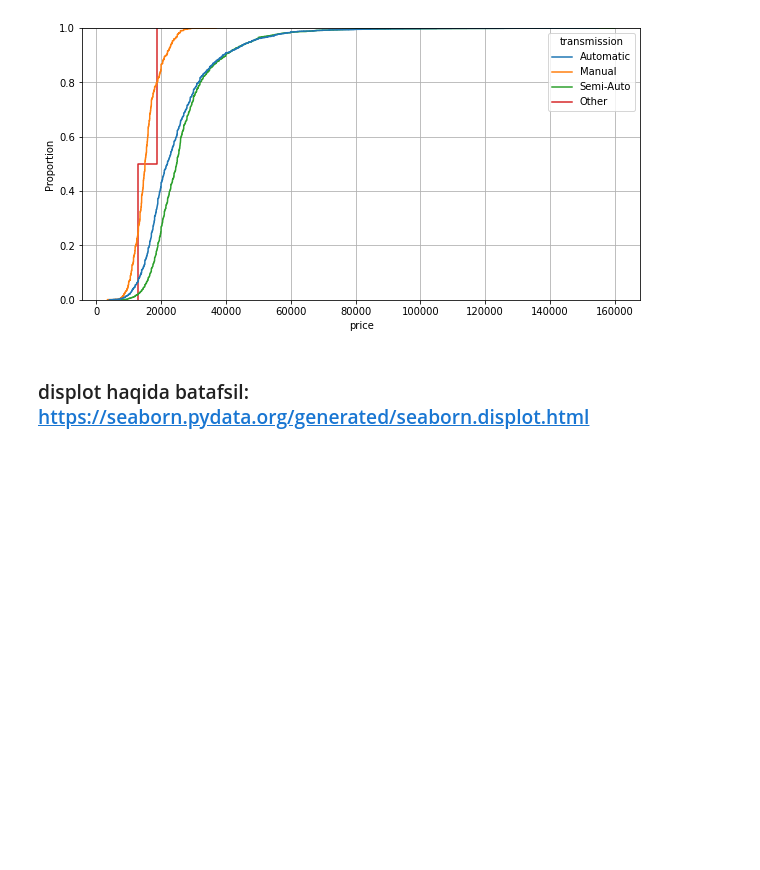
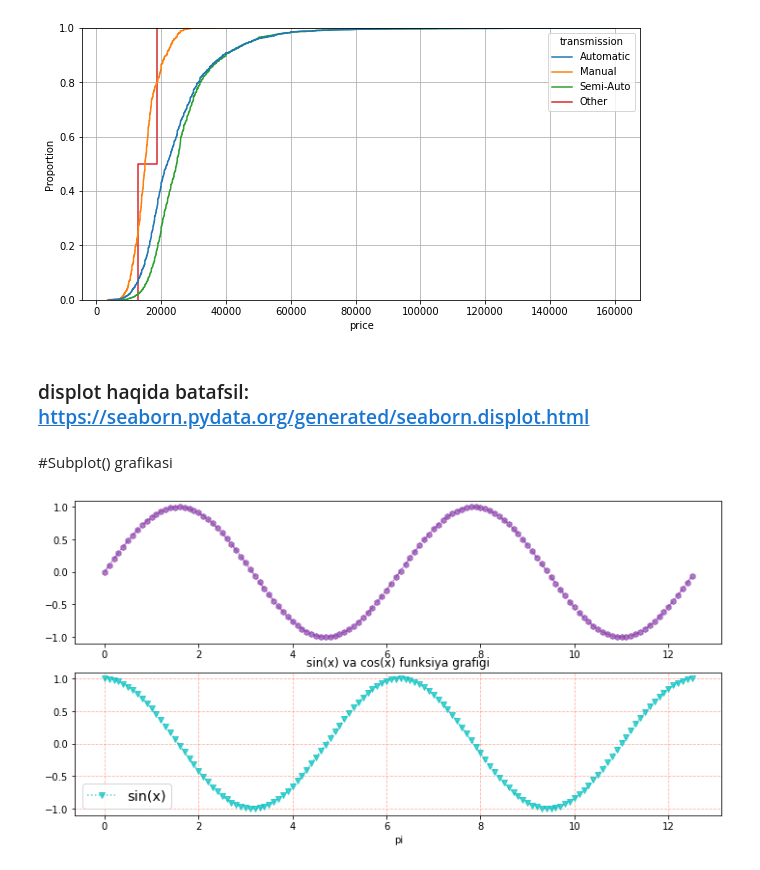
Before and after one commit to azamatnarzuloyev/Qollanma, a Jupyter notebook: grafik.ipynb, the cells around one changed output. Drawn from its saved outputs; the diff is of its cells as text; code cells hidden in the pictures; blank space fills up the shorter version.

```diff
--- a/grafik.ipynb
+++ b/grafik.ipynb
@@ -686,3 +686,5 @@ plt.show()
 [figure]
 # %% [markdown]
 ### displot haqida batafsil: https://seaborn.pydata.org/generated/seaborn.displot.html
+# %% [markdown]
+#Subplot() grafikasi
@@ -688,0 +697,35 @@ plt.show()
+# %%
+x = np.arange(0, 4 * np.pi, 0.1)
+sin = np.sin(x) # sin(x)
+
+cos = np.cos(x) # cos(x)
+plt.figure(figsize=(12,6))
+plt.subplot(2,1,1)
+# sin(x) grafigi
+plt.plot(x, sin,
+         linewidth=1.5,
+         linestyle='-.',
+         color='#8E44AD',
+         alpha=0.7,
+         marker='h')
+
+# cos(x) grafigi
+plt.subplot(2,1,2)
+plt.plot(x, cos,
+         linewidth=1.5,
+         linestyle=':',
+         color='c',
+         alpha=0.7,
+         marker='v')
+
+# Grafik nomi:
+plt.title('sin(x) va cos(x) funksiya grafigi')
+# x-o'q nomi:
+plt.xlabel("pi")
+# Har bir chiziq haqida ma'lumot:
+plt.legend(['sin(x)','cos(x)'], loc=0, fontsize='x-large')
+plt.grid(color='tomato', alpha=0.5, linestyle='--') # setkani o'zgartirish
+# Rasmni saqlab olamiz:
+plt.savefig('sin-cos-grafik.png')
+# %% [output]
+[figure, added]
```
Also changed, not shown: parts of 12 cells of this notebook.
